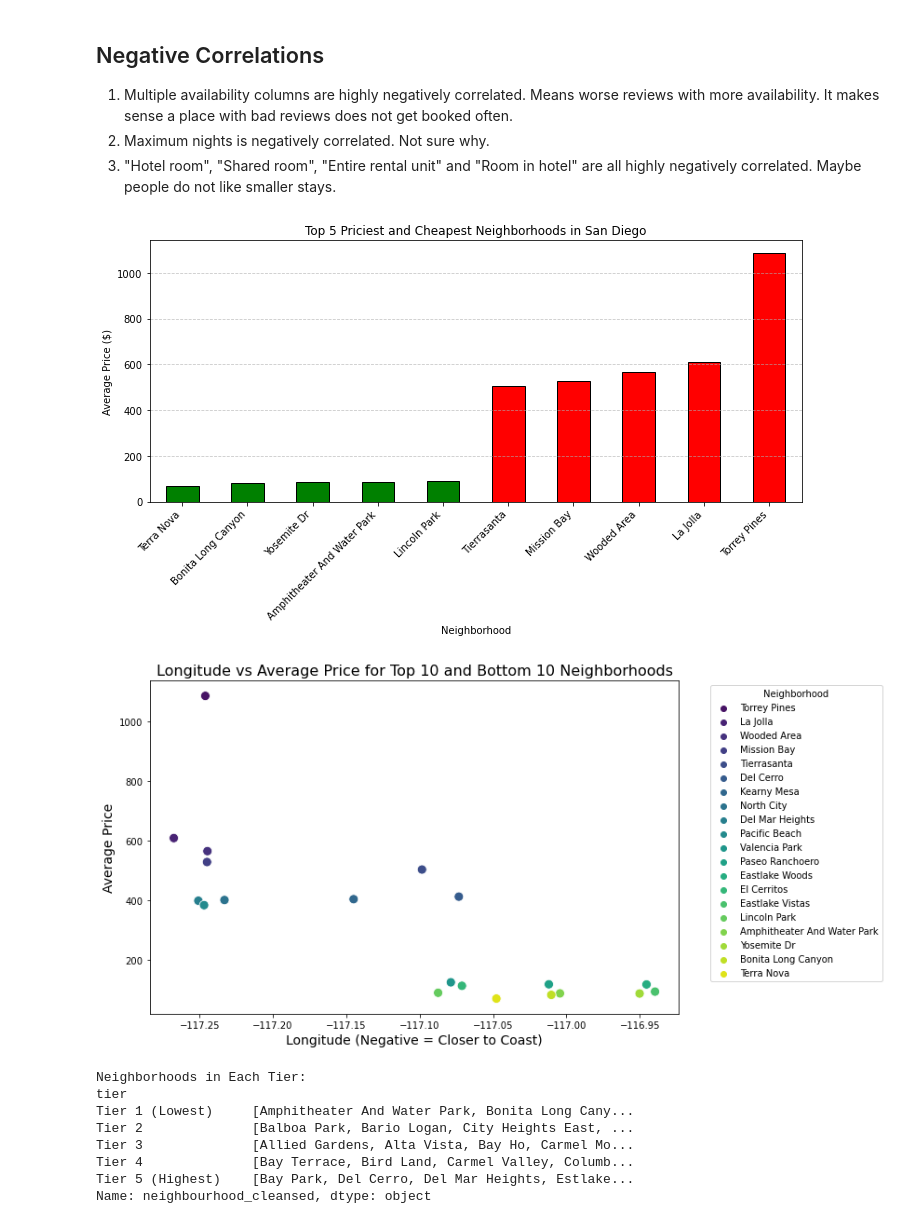
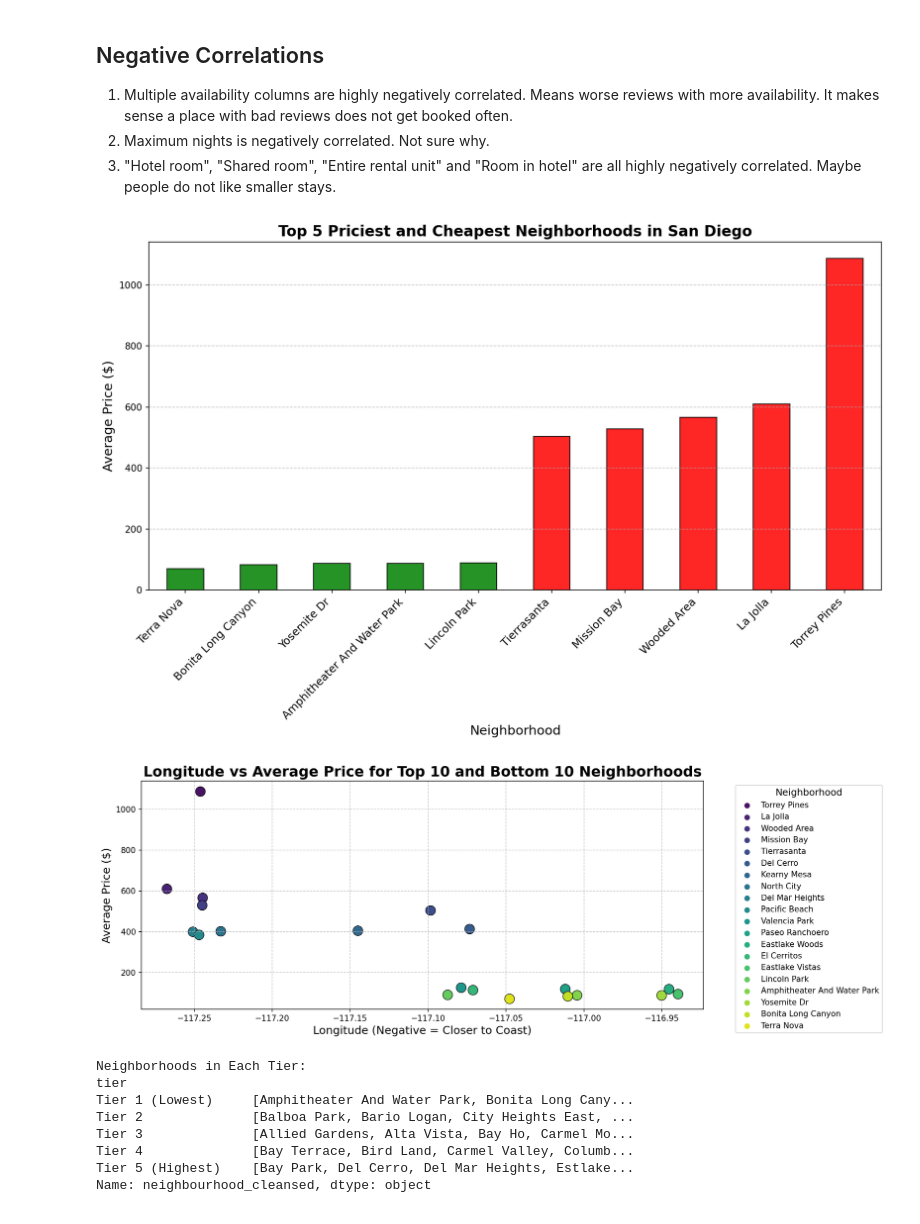
Before and after one commit to yahmad3495/ece-143-final-project, a Jupyter notebook: finding_trends_vis.ipynb, the cells around one changed output. Cells and saved outputs as stored; diff of their text form; code cells hidden in the pictures.

```diff
--- a/finding_trends_vis.ipynb
+++ b/finding_trends_vis.ipynb
@@ -159,33 +163,47 @@ So I removed these columns are reprinted correlation coefficients
 # %%
 import matplotlib.pyplot as plt
 
 # Group by neighborhood and calculate the average price
 avg_price_by_neighborhood = san_diego.groupby("neighbourhood_cleansed")["price"].mean().sort_values()
 
 # Get the cheapest 5 neighborhoods
 cheapest_neighborhoods = avg_price_by_neighborhood.head(5)
 
 # Get the top 5 priciest neighborhoods
 priciest_neighborhoods = avg_price_by_neighborhood.tail(5)
 
 # Combine the two groups
 combined_neighborhoods = pd.concat([cheapest_neighborhoods, priciest_neighborhoods])
 
-# Plot the data
-plt.figure(figsize=(10, 6))
-combined_neighborhoods.plot(kind='bar', color=['green'] * 5 + ['red'] * 5, edgecolor='black')
+# Increase DPI for higher resolution
+plt.figure(figsize=(12, 8), dpi=150)
 
-plt.title('Top 5 Priciest and Cheapest Neighborhoods in San Diego')
-plt.ylabel('Average Price ($)')
-plt.xlabel('Neighborhood')
-plt.xticks(rotation=45, ha='right')
+# Plot the data with enhanced styling
+combined_neighborhoods.plot(
+    kind='bar',
+    color=['green'] * 5 + ['red'] * 5,
+    edgecolor='black',
+    alpha=0.85  # Slight transparency for visual appeal
+)
+
+# Add title and axis labels with larger fonts
+plt.title('Top 5 Priciest and Cheapest Neighborhoods in San Diego', fontsize=16, weight='bold')
+plt.ylabel('Average Price ($)', fontsize=14)
+plt.xlabel('Neighborhood', fontsize=14)
+
+# Improve x-tick readability
+plt.xticks(rotation=45, ha='right', fontsize=12)
+
+# Add a grid for clarity
 plt.grid(axis='y', linestyle='--', alpha=0.7)
+
+# Ensure layout fits well
 plt.tight_layout()
 
 # Show the plot
 plt.show()
 # %% [output]
-[figure, old version]
+[figure, new version]
 # %%
 import matplotlib.pyplot as plt
 import seaborn as sns
@@ -196,35 +214,53 @@ neighborhood_stats = san_diego.groupby('neighbourhood_cleansed')[['price', 'long
 # Sort neighborhoods by average price
 sorted_neighborhoods = neighborhood_stats.sort_values(by='price', ascending=False)
 
-
+# Select top 10 and bottom 10 neighborhoods
 top_10_neighborhoods = sorted_neighborhoods.head(10)
 bottom_10_neighborhoods = sorted_neighborhoods.tail(10)
 
 # Combine top and bottom neighborhoods for plotting
 selected_neighborhoods = pd.concat([top_10_neighborhoods, bottom_10_neighborhoods])
 
-# Plot a scatterplot of longitude vs price
-plt.figure(figsize=(12, 6))
+# Set a higher resolution for better image quality
+plt.figure(figsize=(14, 5.10), dpi=150)
+
+# Plot a scatterplot of longitude vs. price with enhanced design
 sns.scatterplot(
     data=selected_neighborhoods,
     x='longitude',
     y='price',
     hue='neighbourhood_cleansed',
     palette='viridis',
-    s=100
+    s=150,  # Increase marker size
+    edgecolor='black',  # Add edge color for better contrast
+    linewidth=0.7
 )
 
-# Add labels and title
-plt.title('Longitude vs Average Price for Top 10 and Bottom 10 Neighborhoods', fontsize=16)
+# Add labels and title with larger fonts
+plt.title('Longitude vs Average Price for Top 10 and Bottom 10 Neighborhoods', fontsize=18, weight='bold')
 plt.xlabel('Longitude (Negative = Closer to Coast)', fontsize=14)
-plt.ylabel('Average Price', fontsize=14)
-plt.legend(title='Neighborhood', bbox_to_anchor=(1.05, 1), loc='upper left')
+plt.ylabel('Average Price ($)', fontsize=14)
 
-# Show plot
+# Customize the legend for better readability
+plt.legend(
+    title='Neighborhood',
+    bbox_to_anchor=(1.05, 1),
+    loc='upper left',
+    fontsize=10,
+    title_fontsize=12,
+    frameon=True
+)
+
+# Add grid for better reference
+plt.grid(linestyle='--', alpha=0.7)
+
+# Adjust layout for better spacing
 plt.tight_layout()
+
+# Show the plot
 plt.show()
 # %% [output]
-[figure, old version]
+[figure, new version]
 # %%
 import pandas as pd
 import matplotlib.pyplot as plt
```
Also changed, not shown: parts of 12 cells of this notebook.
